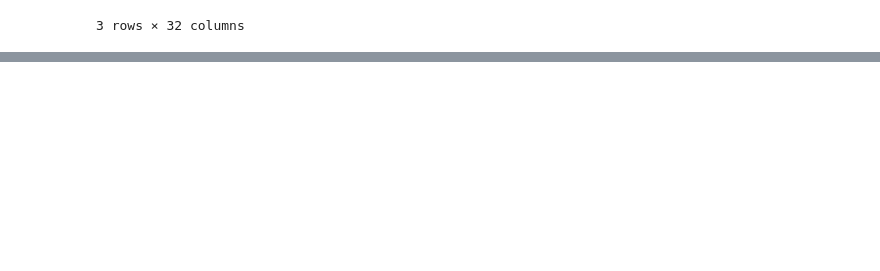
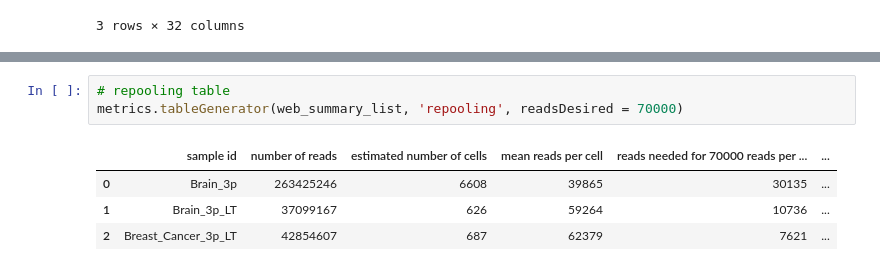
Before and after one commit to jpreall/halfsat, a Jupyter notebook: Example/halfSat-example.ipynb, the cells around one changed output, grey strips where cells are left out. Saved outputs shown, nothing was run; the diff lists cells and outputs as text; blank space fills up the shorter version.

```diff
--- a/Example/halfSat-example.ipynb
+++ b/Example/halfSat-example.ipynb
@@ -43,0 +49,8 @@ metrics.tableGenerator(web_summary_list, 'delivery doc')
+# %%
+# repooling table
+metrics.tableGenerator(web_summary_list, 'repooling', readsDesired = 70000)
+# %% [output]
+|  | sample id | number of reads | estimated number of cells | mean reads per cell | reads needed for 70000 reads per ... | ... |
+| 0 | Brain_3p | 263425246 | 6608 | 39865 | 30135 | ... |
+| 1 | Brain_3p_LT | 37099167 | 626 | 59264 | 10736 | ... |
+| 2 | Breast_Cancer_3p_LT | 42854607 | 687 | 62379 | 7621 | ... |
```
Also changed, not shown: parts of 1 cell of this notebook, 1 other file.
